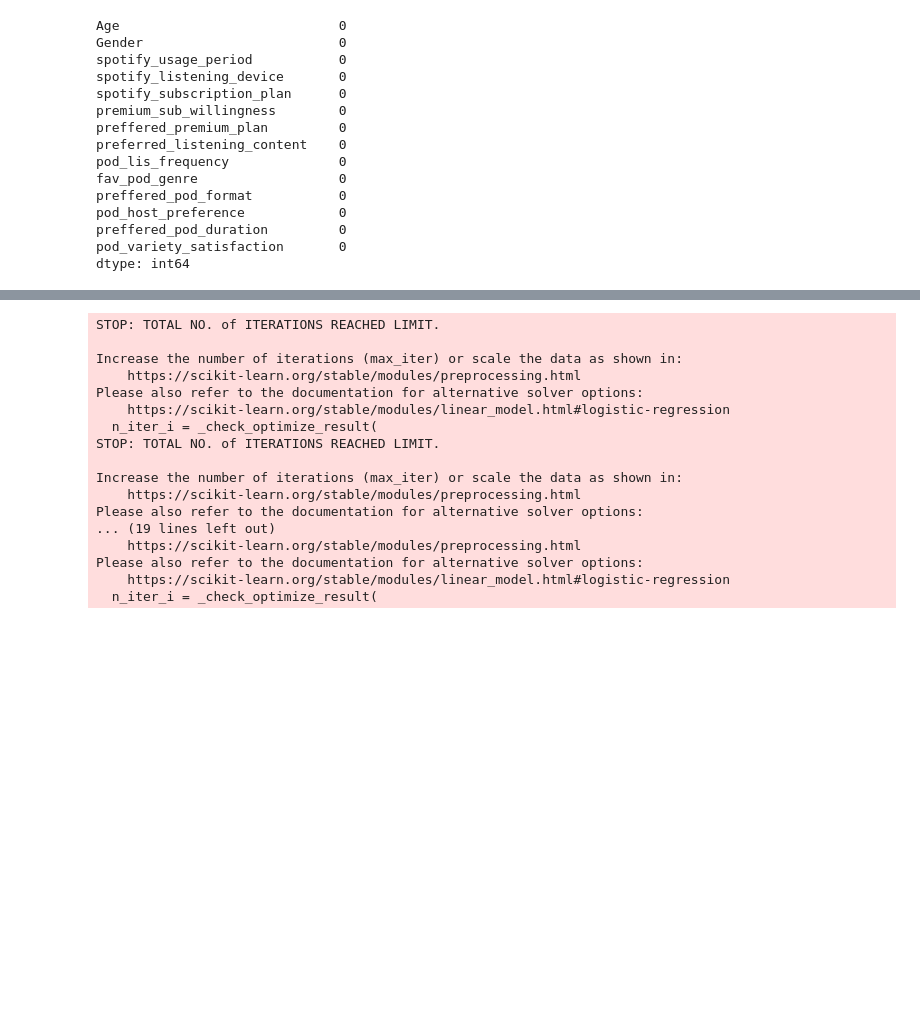
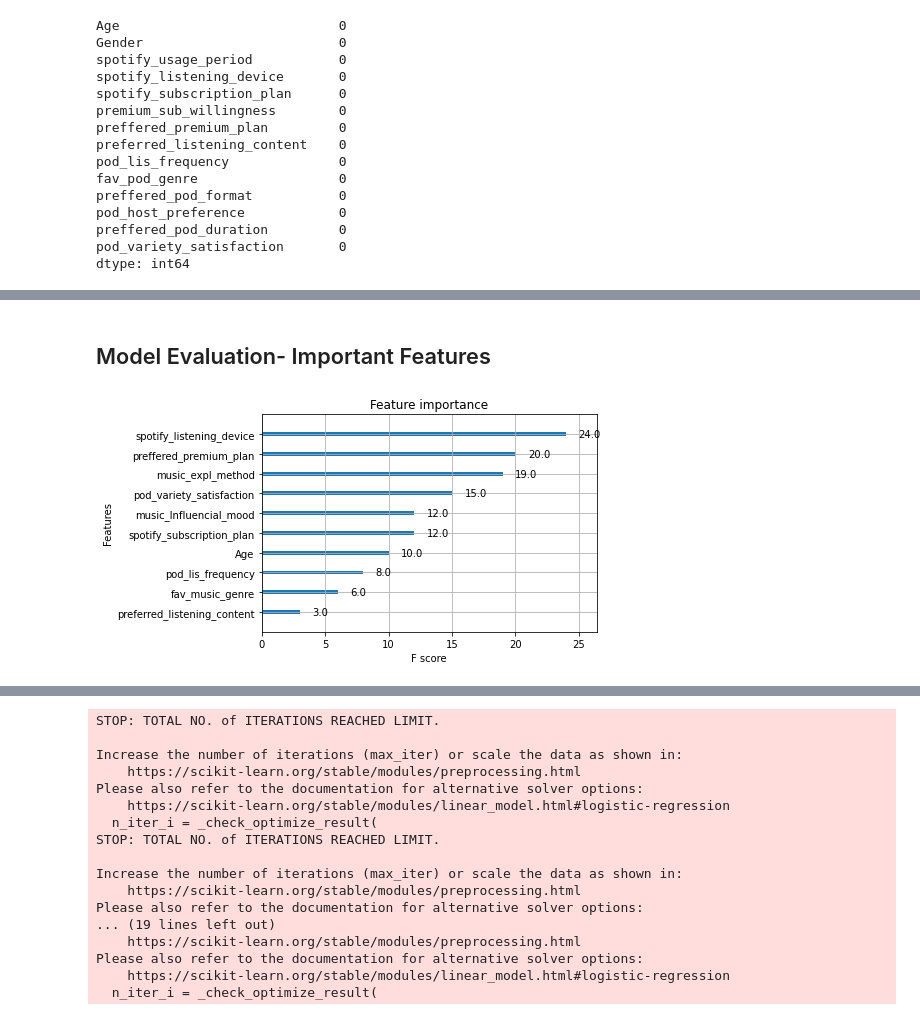
Before and after one commit to yunjiewuw/User_behavior_analysis, a Jupyter notebook: Spotify_User_Classification.ipynb, the cells around one changed output, grey strips where cells are left out. Drawn from its saved outputs; the diff is of its cells as text; code cells hidden in the pictures; blank space fills up the shorter version.

```diff
--- a/Spotify_User_Classification.ipynb
+++ b/Spotify_User_Classification.ipynb
@@ -94,0 +159,3 @@ array([[0., 1., 0., ..., 0., 0., 1.],
+# %%
+names= all_user_data_oh[sel_features].columns.tolist()
+X_selected_df=pd.DataFrame(X_selected, columns=names)
@@ -94,0 +276,17 @@ array([[0., 1., 0., ..., 0., 0., 1.],
+# %% [markdown]
+## Model Evaluation- Important Features
+# %%
+alluser_dmatrix = xgb.DMatrix(data=X_selected_df, label=y)
+
+# Create the parameter dictionary: params
+params = {"objective": "reg:linear",
+          "max_depth": 4}
+
+# Train the model: xg_reg
+xg_reg = xgb.train(params=params, dtrain=alluser_dmatrix)
+
+# Plot the feature importances
+xgb.plot_importance(xg_reg)
+plt.show()
+# %% [output]
+[figure, added]
```
Also changed, not shown: parts of 59 cells of this notebook.
